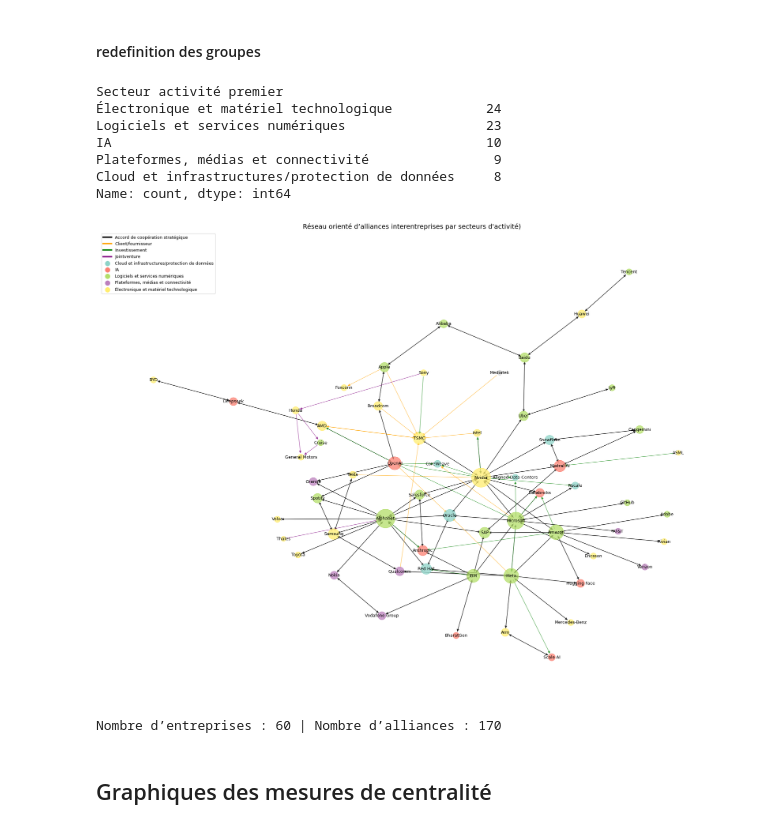
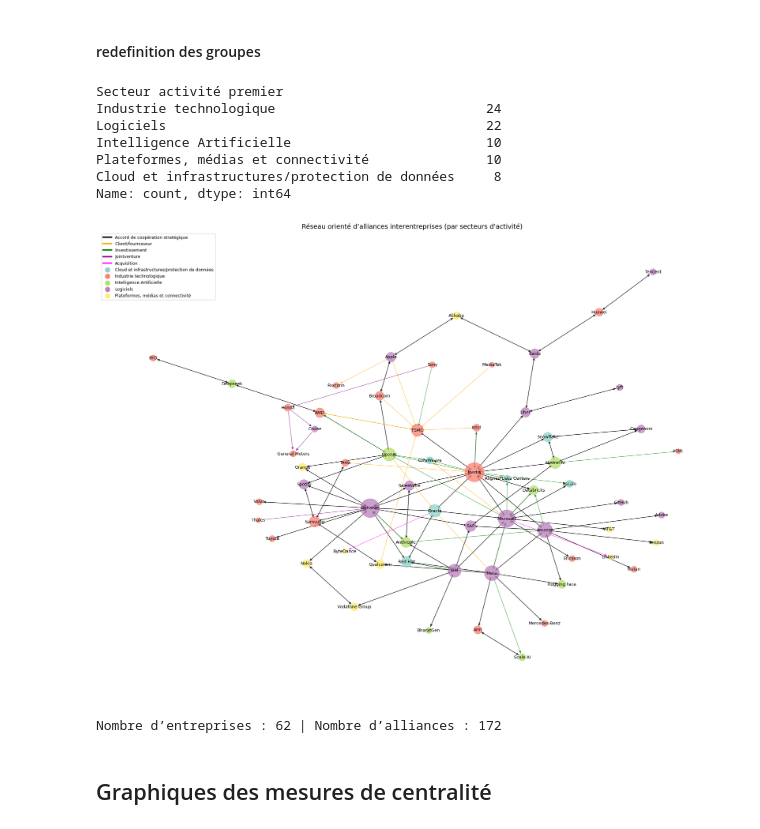
Before and after one commit to JulieLaurentt/ARS-MA, a Jupyter notebook: ARS-Vjulie.ipynb, the cells around one changed output. Saved outputs shown, nothing was run; the diff lists cells and outputs as text; code cells hidden in the pictures.

```diff
--- a/ARS-Vjulie.ipynb
+++ b/ARS-Vjulie.ipynb
@@ -94,7 +93,6 @@ for col in ['Entreprise A', 'Entreprise B']:
     deal[col] = deal[col].replace(meta_alias, "Meta", regex=False)
     deal[col] = deal[col].replace(amazon_alias, "Amazon", regex=False)
     deal[col] = deal[col].replace(YT_alias, "YouTube", regex=False)
-    deal[col] = deal[col].replace("MediaTek", "Mediatek", regex=False)
     deal[col] = deal[col].str.strip()
 
 
@@ -164,8 +162,8 @@ couleurs = {
     "Accord de coopération stratégique": "black",
     "Client/fournisseur": "orange",
     "Investissement": "green",
-    "Jointventure": "grey",
-
+    "Jointventure": "blue",
+    "Acquisition" : "fuchsia",
 }
 
 # Ajout des arêtes selon le type
@@ -182,7 +180,7 @@ for _, row in deal.iterrows():
 
 # Positionnement des nœuds
 pos = nx.kamada_kawai_layout(G, scale=4)
-pos["Mediatek"] [0]= 0.4
+pos["MediaTek"] [0]= 0.4
 pos["Foxconn"]=[-1.29578652,  1.84331]
 pos["General Motors"]=[-1.76486549,  0.54732702]
 pos["CoreWeave"]=[-0.27767,  0.422594 ]
@@ -194,7 +192,7 @@ node_sizes = [deg[n]*70 + 60 for n in G.nodes()]
 
 # Nœuds
 plt.figure(figsize=(24, 18))
-nx.draw_networkx_nodes(G, pos, node_size=node_sizes, node_color='pink', alpha=0.85)
+nx.draw_networkx_nodes(G, pos, node_size=node_sizes, node_color='skyblue', alpha=0.85)
 
 # Dessiner les arêtes selon leur type
 for type_alliance, color in couleurs.items():
@@ -319,7 +317,8 @@ couleurs = {
     "Accord de coopération stratégique": "grey",
     "Client/fournisseur": "orange",
     "Investissement": "green",
-    "Jointventure": "purple",
+    "Jointventure": "blue",
+    "Acquisition" : "fuchsia",
 }
 
 # --- Ajout des arêtes ---
@@ -344,7 +343,7 @@ node_colors = [couleur_pays.get(pays_dict.get(n, None), "lightgrey") for n in Gp
 
 # --- Positionnement des nœuds ---
 pos = nx.kamada_kawai_layout(Gpays, scale=4)
-pos["Mediatek"] [0]= 0.4
+pos["MediaTek"] [0]= 0.4
 pos["Foxconn"]=[-1.29578652,  1.84331]
 pos["General Motors"]=[-1.76486549,  0.54732702]
 pos["CoreWeave"]=[-0.27767,  0.422594 ]
@@ -399,10 +398,10 @@ array([-0.82274346,  1.32093455])
 # Dictionnaire de regroupement
 mapping_secteurs = {
     # 1. Logiciels métiers et services numériques
-    "Logiciel": "Logiciels et services numériques",
-    "Logiciel transports": "Logiciels et services numériques",
-    "Logiciel musique": "Logiciels et services numériques",
-    "e commerce": "Logiciels et services numériques",
+    "Logiciel": "Logiciels",
+    "Logiciel transports": "Logiciels",
+    "Logiciel musique": "Logiciels",
+
 
     # 2. Cloud et infrastructures/protection de données
     "Cloud": "Cloud et infrastructures/protection de données",
@@ -411,16 +410,17 @@ mapping_secteurs = {
     "Cybersécurité":"Cloud et infrastructures/protection de données",
 
     # 3. IA
-    "IA": "IA",
+    "IA": "Intelligence Artificielle",
 
     # 4. Électronique
-    "Electronique": "Électronique et matériel technologique",
-    "Automobile ": "Électronique et matériel technologique",
+    "Electronique": "Industrie technologique",
+    "Automobile ": "Industrie technologique",
 
     # 5. Plateformes et connectivité
-    "Plateforme sociale ": "Plateformes, médias et connectivité",
+    "Plateforme sociale ": "Plateformes, médias et connectivité" ,
     "Plateforme divertissement": "Plateformes, médias et connectivité",
     "Télécomm": "Plateformes, médias et connectivité",
+    "e commerce": "Plateformes, médias et connectivité",
 }
 
 # Application du regroupement
@@ -430,10 +430,10 @@ info["Secteur activité premier "] = info["Secteur activité premier "].replace(
 print(info["Secteur activité premier "].value_counts())
 # %% [output]
 Secteur activité premier
-Électronique et matériel technologique            24
-Logiciels et services numériques                  23
-IA                                                10
-Plateformes, médias et connectivité                9
+Industrie technologique                           24
+Logiciels                                         22
+Intelligence Artificielle                         10
+Plateformes, médias et connectivité               10
 Cloud et infrastructures/protection de données     8
 Name: count, dtype: int64
 # %%
@@ -446,7 +446,7 @@ couleurs = {
     "Client/fournisseur": "orange",
     "Investissement": "green",
     "Jointventure": "purple",
-
+    "Acquisition" : "fuchsia",
 }
 
 # --- Ajout des arêtes ---
@@ -472,7 +472,7 @@ node_colors = [couleur_secteur.get(secteur_dict.get(n, None), "lightgrey") for n
 
 # --- Positionnement des nœuds ---
 pos = nx.kamada_kawai_layout(Gsecteur, scale=4)
-pos["Mediatek"] [0]= 0.4
+pos["MediaTek"] [0]= 0.4
 pos["Foxconn"]=[-1.29578652,  1.84331]
 pos["General Motors"]=[-1.76486549,  0.54732702]
 pos["CoreWeave"]=[-0.27767,  0.422594 ]
@@ -486,36 +486,36 @@ node_sizes = [50 + deg[n]*60 for n in Gsecteur.nodes()]
 # --- Dessin ---
 plt.figure(figsize=(24, 18))
 
 # Nœuds colorés par pays
 nx.draw_networkx_nodes(Gsecteur, pos, node_size=node_sizes, node_color=node_colors, alpha=0.75)
 
 # Arêtes colorées par type d’alliance
 for type_alliance, color in couleurs.items():
     edges = [(u, v) for u, v, d in Gpays.edges(data=True) if d["type"] == type_alliance]
     nx.draw_networkx_edges(Gsecteur, pos, edgelist=edges, edge_color=color, alpha=0.6, arrows=True, arrowsize=10)
 
 # Labels
 nx.draw_networkx_labels(Gsecteur, pos, font_size=9)
 
 # --- Légendes ---
 # 1. Légende des types d’alliance
 for type_alliance, color in couleurs.items():
     plt.plot([], [], color=color, label=type_alliance, linewidth=3)
 # 2. Légende des pays
 for p, c in couleur_secteur.items():
     plt.scatter([], [], color=c, label=p, s=100)
 
 plt.legend(loc="best", fontsize=9)
 
-plt.title("Réseau orienté d’alliances interentreprises par secteurs d'activité)", fontsize=14)
+plt.title("Réseau orienté d’alliances interentreprises (par secteurs d'activité)", fontsize=14)
 plt.axis("off")
 plt.savefig("reseau_alliances_secteur.png", dpi=300, bbox_inches="tight")  # haute résolution, sans marges inutiles
 plt.show()
 
 print(f"Nombre d’entreprises : {Gpays.number_of_nodes()} | Nombre d’alliances : {Gpays.number_of_edges()}")
 # %% [output]
-[figure, old version]
+[figure, new version]
-Nombre d’entreprises : 60 | Nombre d’alliances : 170
+Nombre d’entreprises : 62 | Nombre d’alliances : 172
 # %% [markdown]
 ## Graphiques des mesures de centralité
 # %%
```
Also changed, not shown: parts of 14 cells of this notebook.
